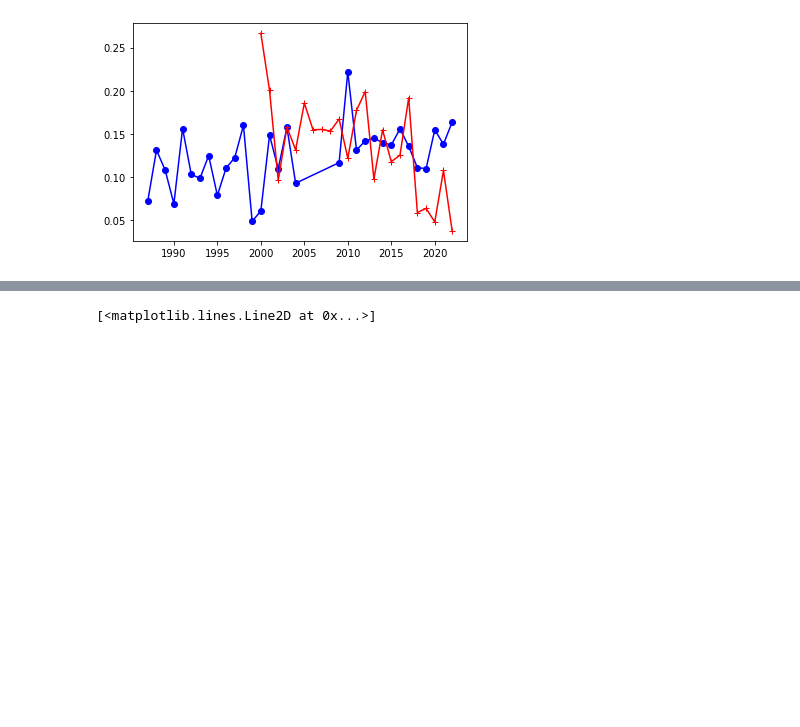
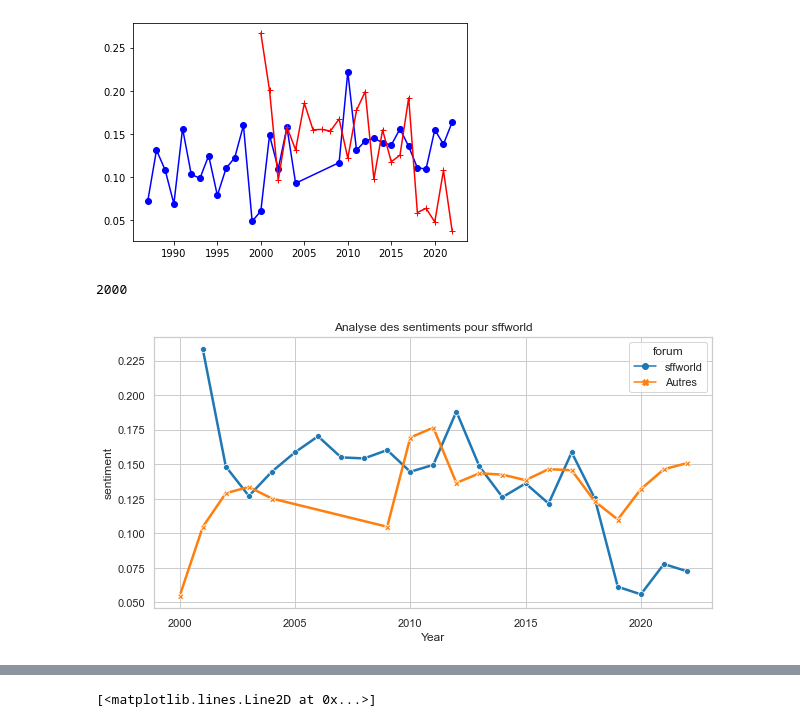
Before and after one commit to theovanrooij/projet_Cyperbunk, a Jupyter notebook: result/csv/analyse sentiment.ipynb, the cells around one changed output, grey strips where cells are left out. Drawn from its saved outputs; the diff is of its cells as text; code cells hidden in the pictures; blank space fills up the shorter version.

```diff
--- a/result/csv/analyse sentiment.ipynb
+++ b/result/csv/analyse sentiment.ipynb
@@ -225,0 +259,44 @@ plt.plot(test10,'r+-',label='type1')
+# %%
+min_year = min(test10["Year"])
+print(min_year)
+# %% [output]
+2000
+# %%
+
+def print_graph(data,forum):
+    data1 = data.loc[filterdata['forum']!=forum]
+    data10 = data.loc[filterdata['forum']==forum]
+
+    test1 = data1.groupby('Year').mean().reset_index()
+    test10 = data10.groupby('Year').mean().reset_index()
+    test1["forum"] = "Autres"
+    test10["forum"] = forum
+
+    min_year = min(test10["Year"])
+
+    df = test10.append(test1.query("Year >="+str(min_year)))
+    plt.figure(figsize=(10,5))
+    sns.lineplot(data=df,x="Year",y="sentiment", palette="tab10", linewidth=2.5,markers=True,hue="forum", style="forum",
+       dashes=False)
+    plt.title("Analyse des sentiments pour "+forum)
+
+def print_graph_smooth(data,forum):
+    data1 = data.loc[filterdata['forum']!=forum].drop(columns=["forum"])
+    data10 = data.loc[filterdata['forum']==forum].drop(columns=["forum"])
+
+    test1 = pd.DataFrame(data1.groupby('Year').mean().rolling(2).mean()).reset_index()
+    test10 = pd.DataFrame(data10.groupby('Year').mean().rolling(2).mean()).reset_index()
+    test1["forum"] = "Autres"
+    test10["forum"] = forum
+
+    min_year = min(test10["Year"])
+
+    df = test10.append(test1.query("Year >="+str(min_year)))
+    plt.figure(figsize=(10,5))
+    sns.lineplot(data=df,x="Year",y="sentiment", palette="tab10", linewidth=2.5,markers=True,hue="forum", style="forum",
+       dashes=False)
+    plt.title("Analyse des sentiments pour "+forum)
+# %%
+print_graph_smooth(filterdata,'sffworld')
+# %% [output]
+[figure, added]
```
Also changed, not shown: parts of 22 cells of this notebook, 15 other files.
